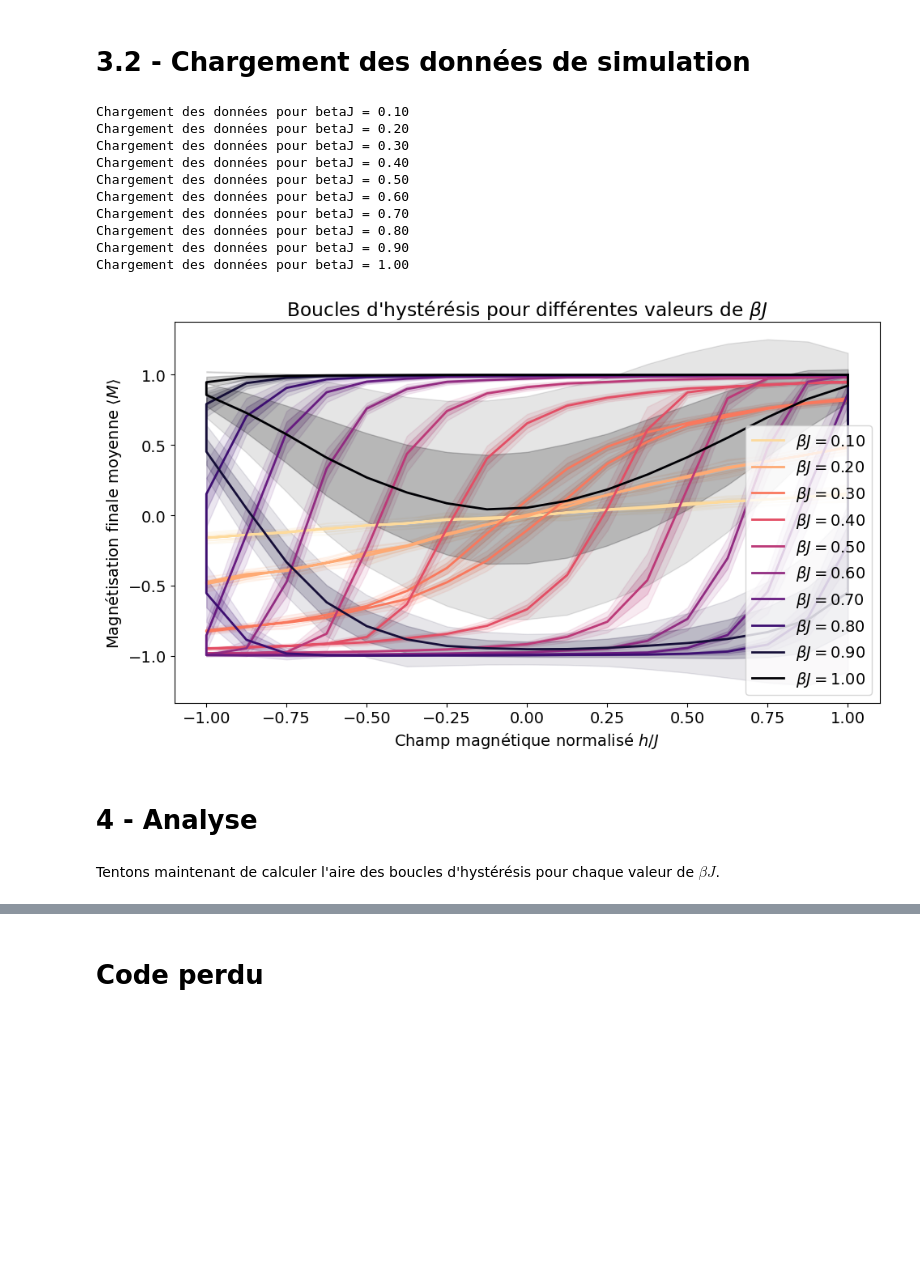
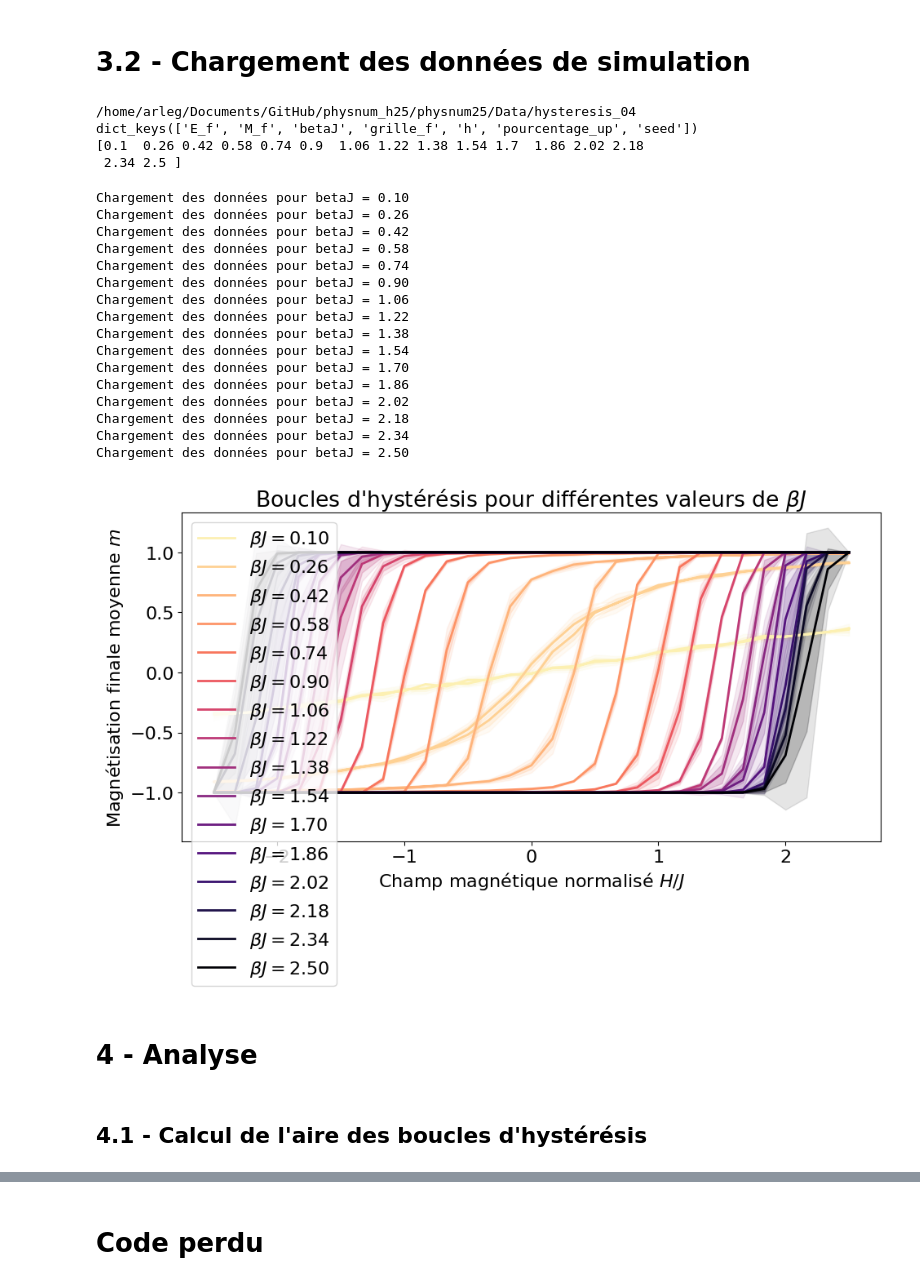
Before and after one commit to arlegare/physnum25, a Jupyter notebook: analyse_v2.ipynb, the cells around one changed output, grey strips where cells are left out. Drawn from its saved outputs; the diff is of its cells as text; code cells hidden in the pictures; blank space fills up the shorter version.

```diff
--- a/analyse_v2.ipynb
+++ b/analyse_v2.ipynb
@@ -214,21 +245,21 @@ plt.show()
 # 3.1 - Simulations en séries pour plusieurs boucles d'hystérèse
 # %%
 enreg=True
-n_seeds = 10
+n_seeds = 5
 simulation_type = "hysteresis" # hysteresis, ou quelque chose d'autre (à suivre)
-branche_n_points = 8
-h_low = -1
-h_high = 1
+branche_n_points = 15
+h_low = -1.55
+h_high = 1.55
 close_loop = True
 
-#h_list = np.concatenate((np.arange(h_low, h_high, resolution), np.arange(h_high, h_low, -resolution)))
+# On balaye aussi les betaJ pour la figure avec plusieurs boucles d'hystérèse
+betaJ_vec = np.array([0.2, 0.40, 0.60])  #np.linspace(0.25, 0.75, 3)
+
 
 h_vec = np.concatenate([np.linspace(0, h_high, branche_n_points), np.linspace(h_high, h_low, branche_n_points*2 + 1), np.linspace(h_low, h_high, 2*branche_n_points+1)])
 print("Simulation : ", simulation_type)
 print("Valeurs de h balayées :", h_vec)
 
-# On balaye aussi les betaJ pour la figure avec plusieurs boucles d'hystérèse
-betaJ_vec = np.linspace(0.1, 1, 10)
 print("betaJ : ", betaJ_vec)
 # %% [output]
 Simulation :  hysteresis
@@ -277,8 +314,8 @@ for betaJ in betaJ_vec:
                     mean_mag_filtered + std_mag_filtered*2,
                     color="blue", alpha=0.1)#, label=r"Variabilité ($\pm 1$ écart-type)")
     plt.scatter(h_vec_filtered, mean_mag_filtered, color="black")
-    plt.xlabel(r"Champ magnétique normalisé $h/J$")
-    plt.ylabel(r"Magnétisation finale moyenne $\langle M \rangle $")
+    plt.xlabel(r"Champ magnétique normalisé $H/J$")
+    plt.ylabel(r"Magnétisation finale moyenne $ m $")
     plt.title("Effet du champ magnétique sur la magnétisation")
     plt.xlim(1.1*h_low, 1.1*h_high)
     plt.legend()
@@ -301,5 +334,27 @@ Enregistrement de /home/arleg/Documents/GitHub/physnum_h25/physnum25/Data/hyster
 # %% [markdown]
 # 3.2 - Chargement des données de simulation
+# %%
+sim_id = 4
+sim_folder = top_dir + "/Data/" + simulation_type + f"_{fc.fill_index(sim_id)}"
+print(sim_folder)
+
+files = fc.identify_files(sim_folder)
+betaJ_vec = []
+
+for i,file in enumerate(files):
+    # Charger betaJ_vec à la main
+    data = fc.load_hdf5(sim_folder + "/" + file)
+    if i == 0:
+        print(data.keys())
+    betaJ_vec.append(float(data["betaJ"]))
+
+betaJ_vec = np.asarray(betaJ_vec)
+print(betaJ_vec)
+# %% [output]
+/home/arleg/Documents/GitHub/physnum_h25/physnum25/Data/hysteresis_04
+dict_keys(['E_f', 'M_f', 'betaJ', 'grille_f', 'h', 'pourcentage_up', 'seed'])
+[0.1  0.26 0.42 0.58 0.74 0.9  1.06 1.22 1.38 1.54 1.7  1.86 2.02 2.18
+ 2.34 2.5 ]
 # %%
 cmap = plt.cm.get_cmap('magma_r')  # Utiliser 'magma_r' pour inverser les couleurs
 norm = plt.Normalize(vmin=min(betaJ_vec)*0.25, vmax=max(betaJ_vec))
@@ -324,55 +379,60 @@ for betaJ in betaJ_vec:
         mag_data = f["M_f"][:]  # Magnétisation finale
         h_vec_loaded = f["h"][:]  # Champ magnétique utilisé
 
+
     # Calculer la moyenne et l'écart-type de la magnétisation
     mean_mag = np.mean(mag_data, axis=0)
     std_mag = np.std(mag_data, axis=0)
 
     # Filtrer les données pour retirer les premiers points
-    h_vec_filtered = h_vec[branche_n_points:]
+    h_vec_filtered = h_vec_loaded[branche_n_points:]
     mean_mag_filtered = mean_mag[branche_n_points:]
     std_mag_filtered = std_mag[branche_n_points:]
 
     if close_loop:
         h_vec_filtered = np.concatenate([h_vec_filtered, [h_vec_filtered[0]]])
         mean_mag_filtered = np.concatenate([mean_mag_filtered, [mean_mag_filtered[0]]])
         std_mag_filtered = np.concatenate([std_mag_filtered, [std_mag_filtered[0]]])
 
     # Tracer la courbe pour cette valeur de betaJ
     plt.plot(h_vec_filtered, mean_mag_filtered, color=color, linewidth=2, label=rf"$\beta J = {betaJ:.2f}$")
     plt.fill_between(
         h_vec_filtered,
         mean_mag_filtered - std_mag_filtered,
         mean_mag_filtered + std_mag_filtered,
         alpha=0.2, color=color
     )
     plt.fill_between(
         h_vec_filtered,
         mean_mag_filtered - 2*std_mag_filtered,
         mean_mag_filtered + 2*std_mag_filtered,
         alpha=0.1, color=color
     )
 
-plt.xlabel(r"Champ magnétique normalisé $h/J$")
-plt.ylabel(r"Magnétisation finale moyenne $\langle M \rangle$")
+plt.xlabel(r"Champ magnétique normalisé $H/J$")
+plt.ylabel(r"Magnétisation finale moyenne $ m $")
 plt.title("Boucles d'hystérésis pour différentes valeurs de $\\beta J$")
 plt.legend()
 plt.tight_layout()
-#plt.savefig("boucles_hystersis.pdf")
+#plt.savefig("figures/boucles_hystersis.pdf")
 plt.show()
 # %% [output]
 Chargement des données pour betaJ = 0.10
-Chargement des données pour betaJ = 0.20
-Chargement des données pour betaJ = 0.30
-Chargement des données pour betaJ = 0.40
-Chargement des données pour betaJ = 0.50
-Chargement des données pour betaJ = 0.60
-Chargement des données pour betaJ = 0.70
-Chargement des données pour betaJ = 0.80
+Chargement des données pour betaJ = 0.26
+Chargement des données pour betaJ = 0.42
+Chargement des données pour betaJ = 0.58
+Chargement des données pour betaJ = 0.74
 Chargement des données pour betaJ = 0.90
-Chargement des données pour betaJ = 1.00
+Chargement des données pour betaJ = 1.06
+Chargement des données pour betaJ = 1.22
+Chargement des données pour betaJ = 1.38
+Chargement des données pour betaJ = 1.54
+Chargement des données pour betaJ = 1.70
+Chargement des données pour betaJ = 1.86
+Chargement des données pour betaJ = 2.02
+Chargement des données pour betaJ = 2.18
+Chargement des données pour betaJ = 2.34
+Chargement des données pour betaJ = 2.50
-[figure, old version]
+[figure, new version]
 # %% [markdown]
 # 4 - Analyse
-# %% [markdown]
-Tentons maintenant de calculer l'aire des boucles d'hystérésis pour chaque valeur de $\beta J$.
@@ -381,3 +439,5 @@ plt.rcParams['font.size'] = 16
+# %% [markdown]
+## 4.1 - Calcul de l'aire des boucles d'hystérésis
 # %%
 betaJ_list = []
 area_means = []
```
Also changed, not shown: parts of 38 cells of this notebook.
